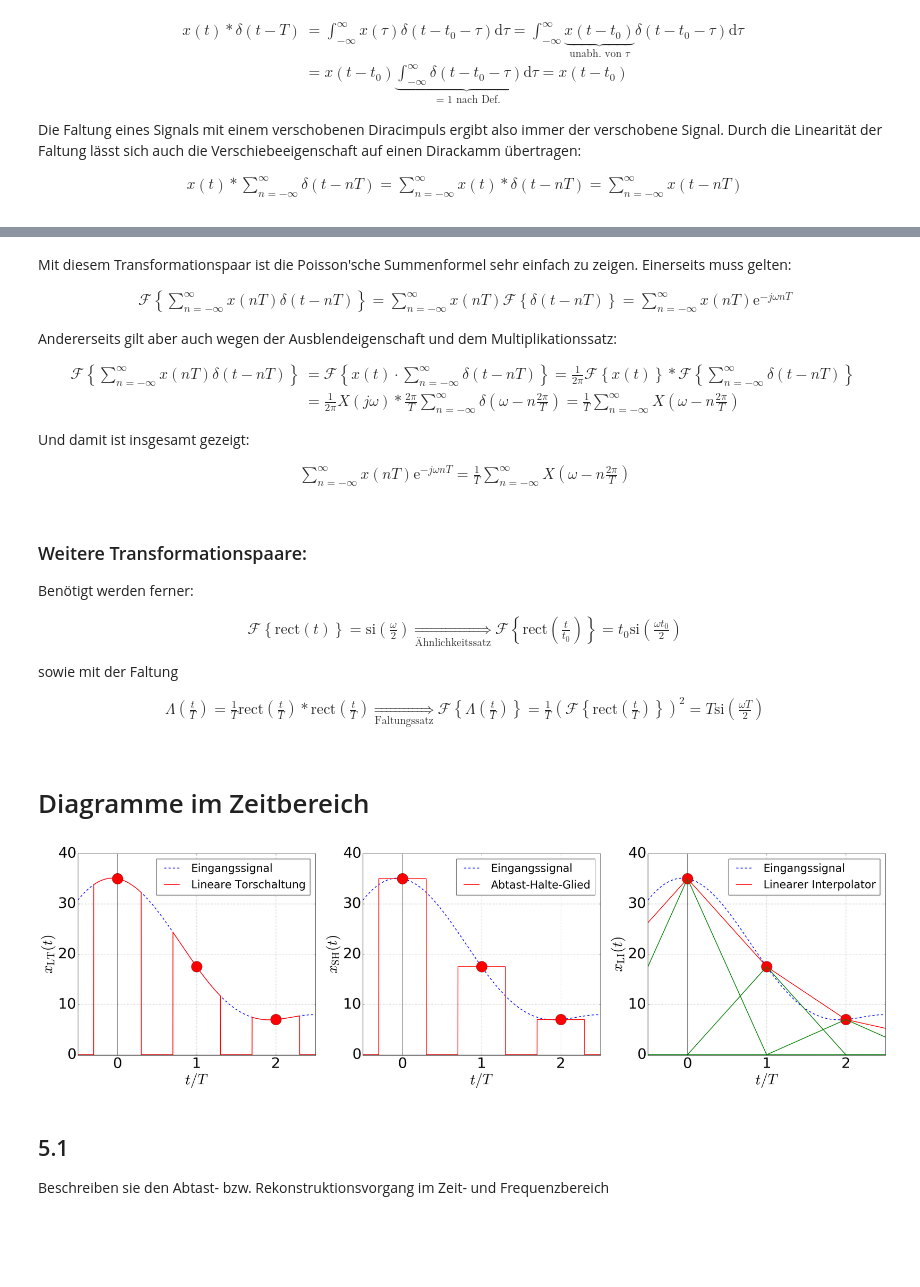
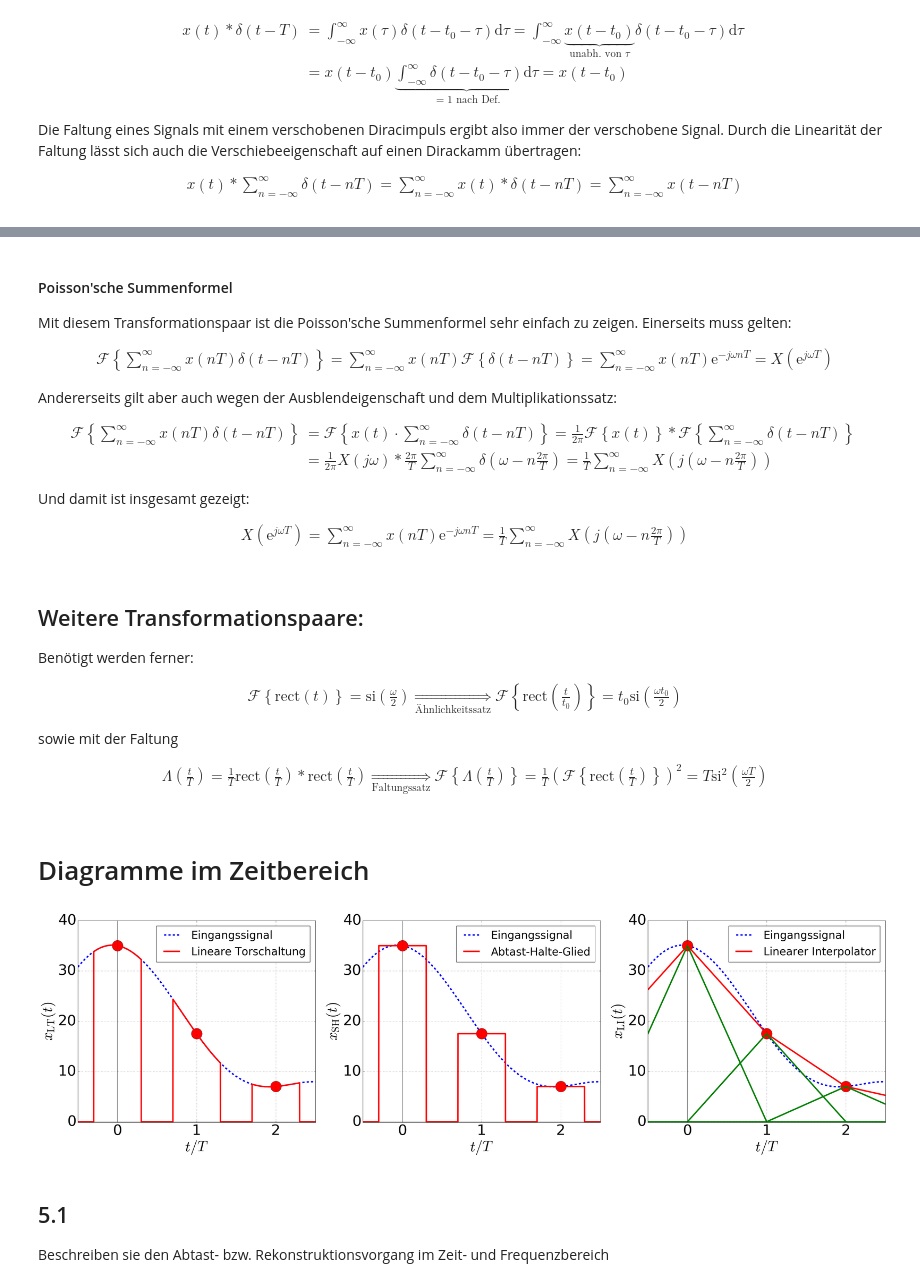
Before and after one commit to fgnt/nachrichtentechnik, a Jupyter notebook: notebooks/Uebungen/A5_Faltungsalgebra_Zeitvariante_Systeme.ipynb, the cells around one changed output, grey strips where cells are left out. Saved outputs shown, nothing was run; the diff lists cells and outputs as text; code cells hidden in the pictures; blank space fills up the shorter version.

```diff
--- a/notebooks/Uebungen/A5_Faltungsalgebra_Zeitvariante_Systeme.ipynb
+++ b/notebooks/Uebungen/A5_Faltungsalgebra_Zeitvariante_Systeme.ipynb
@@ -86,10 +86,11 @@ Zur Erlangung von Gewissheit steht am Ende des Notebooks eine Herleitung dafür.
 # %% [markdown]
+#### Poisson'sche Summenformel
 Mit diesem Transformationspaar ist die Poisson'sche Summenformel sehr einfach zu zeigen. Einerseits muss gelten:
 
 \begin{align}
     \mathcal{F}\left\{ \sum_{n=-\infty}^{\infty} x(nT) \delta(t-nT) \right\}
     = \sum_{n=-\infty}^{\infty} x(nT) \mathcal{F}\left\{ \delta(t-nT) \right\}
-    = \sum_{n=-\infty}^{\infty} x(nT) \mathrm{e}^{-j\omega nT}
+    = \sum_{n=-\infty}^{\infty} x(nT) \mathrm{e}^{-j\omega nT} = X\left(\mathrm{e}^{j\omega T}\right)
 \end{align}
 
 Andererseits gilt aber auch wegen der Ausblendeigenschaft und dem Multiplikationssatz:
@@ -99,17 +100,17 @@ Andererseits gilt aber auch wegen der Ausblendeigenschaft und dem Multiplikation
     &= \mathcal{F}\left\{ x(t) \cdot \sum_{n=-\infty}^{\infty} \delta(t-nT) \right\}
     = \frac{1}{2 \pi} \mathcal{F}\left\{ x(t) \right\} \ast \mathcal{F}\left\{ \sum_{n=-\infty}^{\infty} \delta(t-nT)  \right\} \\
     &= \frac{1}{2 \pi} X(j\omega) \ast \frac{2 \pi}{T} \sum_{n=-\infty}^{\infty} \delta\left(\omega -n\frac{2 \pi}{T}\right)
-    = \frac{1}{T} \sum_{n=-\infty}^{\infty} X\left(\omega -n\frac{2 \pi}{T}\right)
+    = \frac{1}{T} \sum_{n=-\infty}^{\infty} X\left(j\left(\omega -n\frac{2 \pi}{T}\right)\right)
 \end{align}
 
 Und damit ist insgesamt gezeigt:
 
 \begin{align}
-    \sum_{n=-\infty}^{\infty} x(nT) \mathrm{e}^{-j\omega nT}
-     = \frac{1}{T} \sum_{n=-\infty}^{\infty} X\left(\omega -n\frac{2 \pi}{T}\right)
+    X\left(\mathrm{e}^{j\omega T}\right) = \sum_{n=-\infty}^{\infty} x(nT) \mathrm{e}^{-j\omega nT}
+     = \frac{1}{T} \sum_{n=-\infty}^{\infty} X\left(j\left(\omega -n\frac{2 \pi}{T}\right)\right)
 \end{align}
 # %% [markdown]
-### Weitere Transformationspaare:
+## Weitere Transformationspaare:
 Benötigt werden ferner:
 
 \begin{align}
@@ -123,7 +124,7 @@ sowie mit der Faltung
 \begin{align}
     \Lambda\left(\frac{t}{T}\right) = \frac{1}{T} \mathrm{rect}\left(\frac{t}{T}\right) \ast \mathrm{rect}\left(\frac{t}{T}\right)
     \underset{\text{Faltungssatz}}{\Rightarrow}
-    \mathcal{F}\left\{\Lambda\left( \frac{t}{T} \right) \right\} = \frac{1}{T} \left(\mathcal{F}\left\{ \mathrm{rect}\left( \frac{t}{T} \right)\right\} \right)^2 = T \mathrm{si}\left( \frac{\omega T}{2} \right)
+    \mathcal{F}\left\{\Lambda\left( \frac{t}{T} \right) \right\} = \frac{1}{T} \left(\mathcal{F}\left\{ \mathrm{rect}\left( \frac{t}{T} \right)\right\} \right)^2 = T \mathrm{si}^2\left( \frac{\omega T}{2} \right)
 \end{align}
 # %% [markdown]
 # Diagramme im Zeitbereich
@@ -135,61 +136,61 @@ N_min = -3
 N_max = 4
 x_max = 35
 
-# Diskretes Signal im Zeitbereich
+# (Beispielhaftes) diskretes Signal im Zeitbereich
 n = np.arange(N_min, N_max + 1)
 x_n = x_max/(n**2 + 1)
 
-# Kontinuierliches Signal im Zeitbereich
+# Zugehoeriges kontinuierliches Signal im Zeitbereich
 t = np.arange(N_min, N_max + 1, 1/F_cont)*T
 p_interpol = np.polyfit(n, x_n, x_n.size - 1)
 x_t = np.polyval(p_interpol, t)
 
-# sampled values for convolution
+#
 x_samp = generate_impulse_sequence(x_n, F_cont)
 
 
-# helper function to stay DRY
+# Hilfsfunktion, um eine einzelnen Plot zu erstellen
 def plot_signal(axObj, signal, ylabel='', legendEntry=''):
     axObj.axvline(lw=0.75, c='k')
-    axObj.plot(t, x_t, 'b--', label='Eingangssignal')
+    axObj.plot(t, x_t, 'b--', lw=4, label='Eingangssignal')
     axObj.plot(n, x_n, 'ro', ms=30)
-    axObj.plot(t, signal, 'r', label=legendEntry)
+    axObj.plot(t, signal, 'r', lw=4, label=legendEntry)
     axObj.axhline(lw=0.75, c='k')
     axObj.set_xlim((-0.5, 2.5))
     axObj.set_ylim((-0.1, 40))
     axObj.set_xticks(np.arange(0, 3))
     axObj.set_yticks(np.arange(0, 50, 10))
     axObj.set_xlabel(r'$t/T$')
     axObj.set_ylabel(ylabel)
     axObj.grid(True)
     axObj.legend(loc='upper right', fontsize=30)
 
 @interact(t_0=FloatSlider(min=0, max=1.0, step=0.1, value=0.6))
 def plot_time_domain(t_0):
     fig1 = plt.figure()
 
     # linear gate circuit
     gate = np.cos(2*pi*t/T) >= np.cos(pi*t_0)
     x_lt = x_t*gate
     ax1 = fig1.add_subplot(1, 3, 1)
     plot_signal(ax1, x_lt, r'$x_{\rm{LT}}(t)$', 'Lineare Torschaltung')
 
     # sample and hold circuit
     rect = (np.abs(t) < t_0*T/2)*1.0
     x_sh = np.convolve(x_samp, rect, 'same')*delta_t
     ax2 = fig1.add_subplot(1, 3, 2)
     plot_signal(ax2, x_sh, r'$x_{\rm{SH}}(t)$', 'Abtast-Halte-Glied')
 
     # linear interpolation circuit
     triangle = np.maximum((1 - abs(t/T)), 0)*1.0
     x_li = np.convolve(x_samp, triangle, 'same')*delta_t
     ax3 = fig1.add_subplot(1, 3, 3)
     plot_signal(ax3, x_li, r'$x_{\rm{LI}}(t)$', 'Linearer Interpolator')
-    ax3.plot(t, x_n[3]*triangle, 'g')
-    ax3.plot(t, x_n[4]*np.roll(triangle, F_cont), 'g')
-    ax3.plot(t, x_n[5]*np.roll(triangle, 2*F_cont), 'g')
+    ax3.plot(t, x_n[3]*triangle, 'g', lw=4)
+    ax3.plot(t, x_n[4]*np.roll(triangle, F_cont), 'g', lw=4)
+    ax3.plot(t, x_n[5]*np.roll(triangle, 2*F_cont), 'g', lw=4)
 # %% [output]
-[figure, old version]
+[figure, new version]
 # %% [markdown]
 ## 5.1
 Beschreiben sie den Abtast- bzw. Rekonstruktionsvorgang im Zeit- und Frequenzbereich
```
Also changed, not shown: parts of 8 cells of this notebook.
